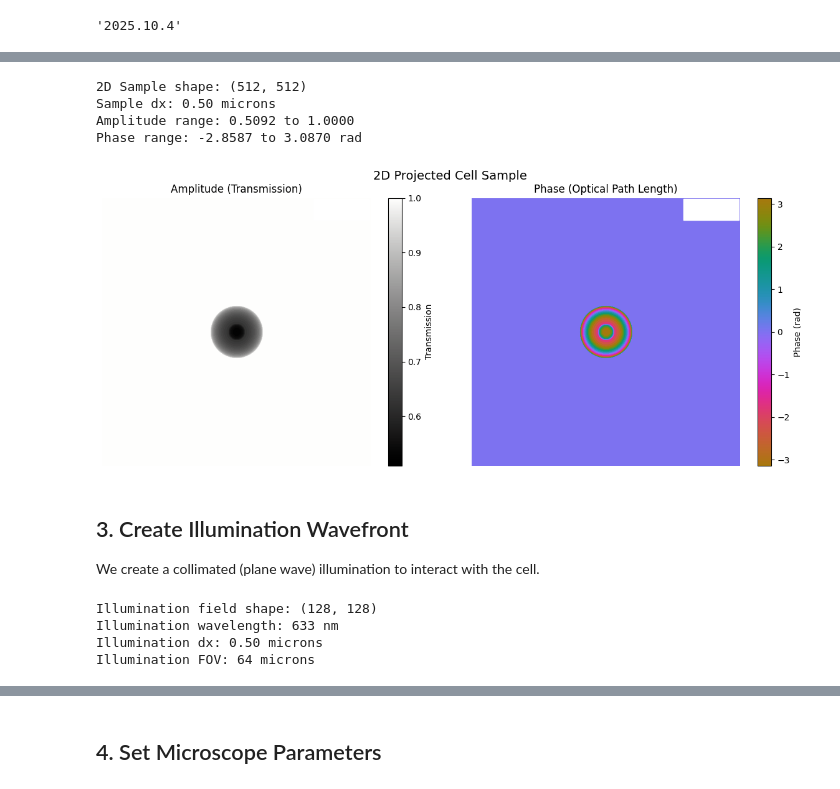
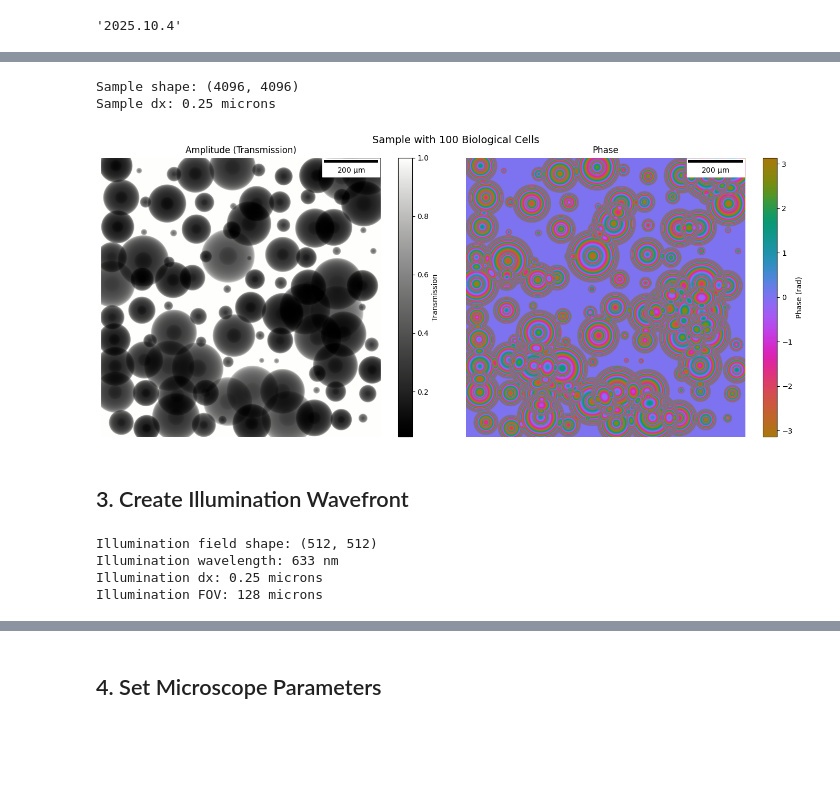
Before and after one commit to debangshu-mukherjee/janssen, a Jupyter notebook: tutorials/Simulated Microscopes/Cells.ipynb, the cells around one changed output, grey strips where cells are left out. Cells and saved outputs as stored; diff of their text form; code cells hidden in the pictures; blank space fills up the shorter version.

```diff
--- a/tutorials/Simulated Microscopes/Cells.ipynb
+++ b/tutorials/Simulated Microscopes/Cells.ipynb
@@ -162,67 +213,47 @@ $$T(x,y) = \exp\left(i \frac{2\pi}{\lambda} \int (n(x,y,z) - n_{medium}) dz\righ
 # %%
-# Project 3D cell to 2D transmission function
-# Optical path length: OPL = integral of (n - n_medium) dz
-# Complex transmission: T = exp(i * 2*pi/lambda * OPL)
-
-# Compute the refractive index difference from medium
-delta_n = cell_3d.material - n_medium  # Complex array
-
-# Integrate along z (sum * dz)
-integrated_delta_n = jnp.sum(delta_n, axis=2) * slice_thickness
-
-# Compute complex transmission
-k = 2 * jnp.pi / wavelength
-transmission = jnp.exp(1j * k * integrated_delta_n)
-
-# Create 2D sample function
+# Create sample function
 cell_sample = jns.utils.make_sample_function(
-    sample=transmission,
+    sample=sample_transmission,
     dx=pixel_size,
 )
 
-print(f"2D Sample shape: {cell_sample.sample.shape}")
+print(f"Sample shape: {cell_sample.sample.shape}")
 print(f"Sample dx: {cell_sample.dx * 1e6:.2f} microns")
-print(f"Amplitude range: {jnp.abs(transmission).min():.4f} to {jnp.abs(transmission).max():.4f}")
-print(f"Phase range: {jnp.angle(transmission).min():.4f} to {jnp.angle(transmission).max():.4f} rad")
 # %% [output]
-2D Sample shape: (512, 512)
-Sample dx: 0.50 microns
-Amplitude range: 0.5092 to 1.0000
-Phase range: -2.8587 to 3.0870 rad
+Sample shape: (4096, 4096)
+Sample dx: 0.25 microns
 # %%
-# Visualize the 2D projected cell sample
-fig, axes = plt.subplots(1, 2, figsize=(12, 5))
+# Visualize the sample
+fig, axes = plt.subplots(1, 2, figsize=(14, 6))
 
 amp = jnp.abs(cell_sample.sample)
 phase = jnp.angle(cell_sample.sample)
 
-# Amplitude (transmission)
+# Amplitude
 im0 = axes[0].imshow(amp, cmap=cmo.gray)
 axes[0].set_title('Amplitude (Transmission)')
-scalebar = ScaleBar(cell_sample.dx, 'm', length_fraction=0.25, color='white')
+scalebar = ScaleBar(cell_sample.dx, 'm', length_fraction=0.25, color='black')
 axes[0].add_artist(scalebar)
 axes[0].axis('off')
 plt.colorbar(im0, ax=axes[0], label='Transmission')
 
 # Phase
 im1 = axes[1].imshow(phase, cmap=cmo.phase, vmin=-jnp.pi, vmax=jnp.pi)
-axes[1].set_title('Phase (Optical Path Length)')
-scalebar = ScaleBar(cell_sample.dx, 'm', length_fraction=0.25, color='white')
+axes[1].set_title('Phase')
+scalebar = ScaleBar(cell_sample.dx, 'm', length_fraction=0.25, color='black')
 axes[1].add_artist(scalebar)
 axes[1].axis('off')
 plt.colorbar(im1, ax=axes[1], label='Phase (rad)')
 
-plt.suptitle('2D Projected Cell Sample', fontsize=14)
+plt.suptitle(f'Sample with {num_cells} Biological Cells', fontsize=14)
 plt.tight_layout()
 plt.show()
 # %% [output]
-[figure, old version]
+[figure, new version]
 # %% [markdown]
 ## 3. Create Illumination Wavefront
-
-We create a collimated (plane wave) illumination to interact with the cell.
 # %%
-illumination_size = 128  # Smaller illumination for scanning
+illumination_size = 512
 
 lightwave = jns.models.plane_wave(
     wavelength=wavelength,
@@ -236,7 +267,7 @@ print(f"Illumination wavelength: {lightwave.wavelength * 1e9:.0f} nm")
 print(f"Illumination dx: {lightwave.dx * 1e6:.2f} microns")
 print(f"Illumination FOV: {illumination_size * pixel_size * 1e6:.0f} microns")
 # %% [output]
-Illumination field shape: (128, 128)
+Illumination field shape: (512, 512)
 Illumination wavelength: 633 nm
-Illumination dx: 0.50 microns
-Illumination FOV: 64 microns
+Illumination dx: 0.25 microns
+Illumination FOV: 128 microns
```
Also changed, not shown: parts of 29 cells of this notebook, 3 other files.
